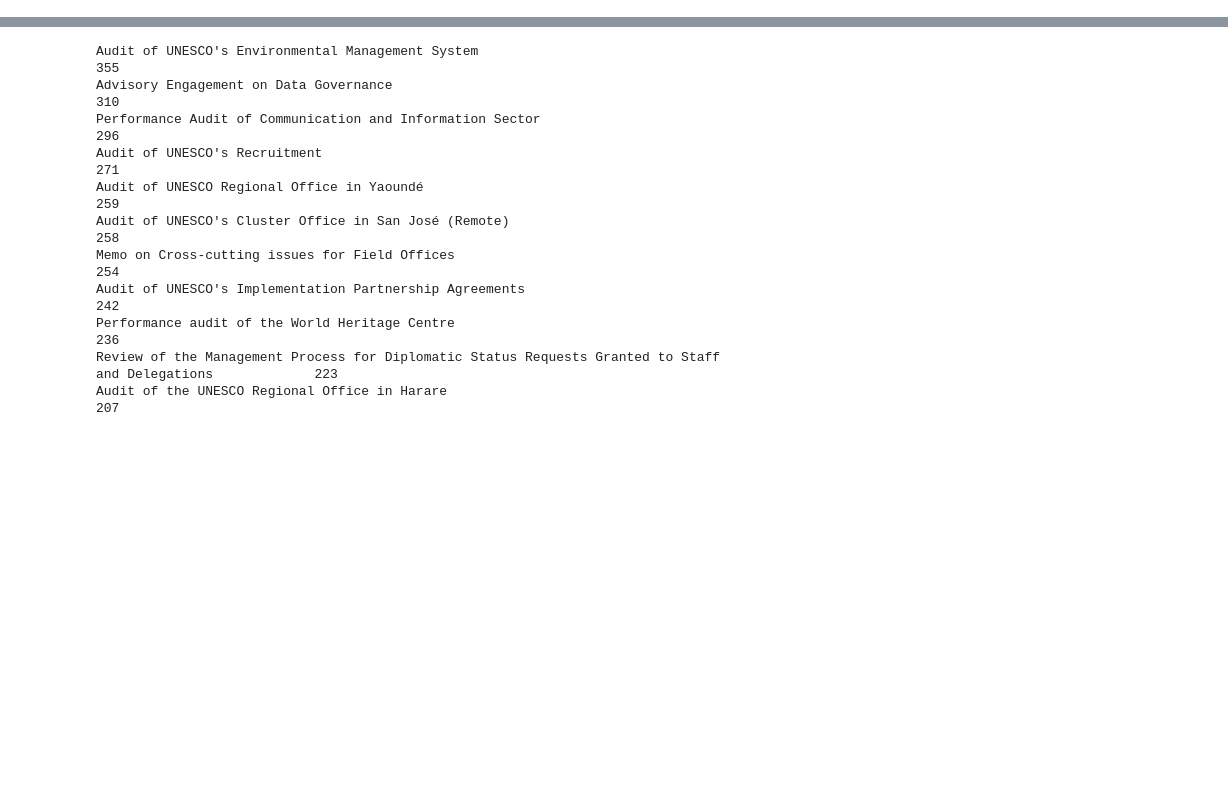
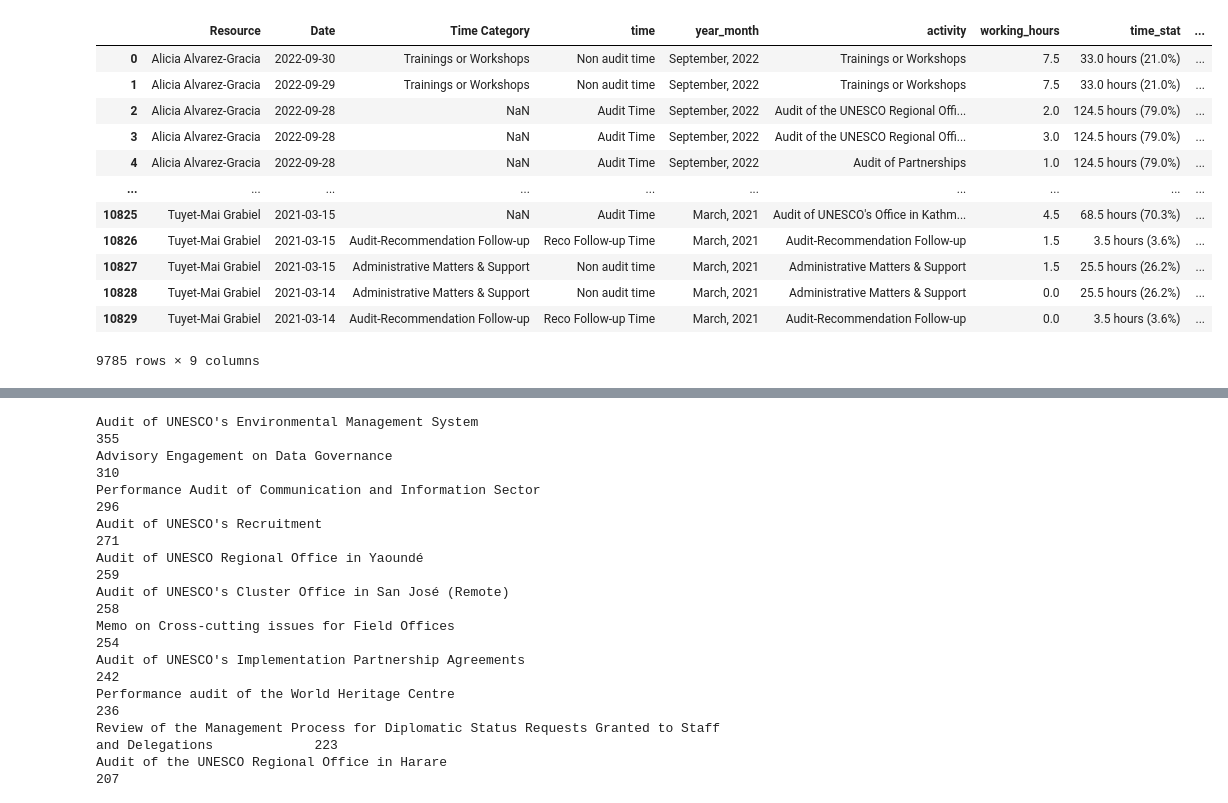
Before and after one commit to Blunt10K/timesheets, a Jupyter notebook: resource_summary/per_staff/per_staff.ipynb, the cells around one changed output, grey strips where cells are left out. Saved outputs shown, nothing was run; the diff lists cells and outputs as text; code cells hidden in the pictures; blank space fills up the shorter version.

```diff
--- a/resource_summary/per_staff/per_staff.ipynb
+++ b/resource_summary/per_staff/per_staff.ipynb
@@ -71,7 +71,7 @@ def preprocess_data(path = '../timesheet_dash_data/RESOURCE SUMMARY.xlsx'):
     wb['Date'] = pd.to_datetime(wb['Date'])
     # extract year from date
     wb = wb.assign(year_month=wb['Date'].dt.strftime('%B, %Y'))
-    wb['year'] = wb['Date'].dt.strftime('%B, %Y')
+    # wb['year'] = wb['Date'].dt.strftime('%Y').astype('int32')
 
    # merge Time Category and Phase information in one -- activity
     non_audit = wb[wb['Time Category'].isna()]['Assignment Name']
@@ -84,3 +84,5 @@ def preprocess_data(path = '../timesheet_dash_data/RESOURCE SUMMARY.xlsx'):
 
 
     return calc_treemap_data(wb)
+# %%
+df = preprocess_data()
@@ -87,3 +99,22 @@ def preprocess_data(path = '../timesheet_dash_data/RESOURCE SUMMARY.xlsx'):
+# %%
+cols = ['Project Hours','Admin Hours', 'Nonworking Hours', 'Holiday', 'Total (All Entries)','Utilization (All Entries)',
+    'Comment','time_category_percentage','Type','Team','Assignment Code','Audit Plan Title','Assignment Name','Phase',
+    'Time Category','activity_percentage']
+df.drop(columns=cols)
+# %% [output]
+|  | Resource | Date | Time Category | time | year_month | activity | working_hours | time_stat | ... |
+| 0 | Alicia Alvarez-Gracia | 2022-09-30 | Trainings or Workshops | Non audit time | September, 2022 | Trainings or Workshops | 7.5 | 33.0 hours (21.0%) | ... |
+| 1 | Alicia Alvarez-Gracia | 2022-09-29 | Trainings or Workshops | Non audit time | September, 2022 | Trainings or Workshops | 7.5 | 33.0 hours (21.0%) | ... |
+| 2 | Alicia Alvarez-Gracia | 2022-09-28 | NaN | Audit Time | September, 2022 | Audit of the UNESCO Regional Offi... | 2.0 | 124.5 hours (79.0%) | ... |
+| 3 | Alicia Alvarez-Gracia | 2022-09-28 | NaN | Audit Time | September, 2022 | Audit of the UNESCO Regional Offi... | 3.0 | 124.5 hours (79.0%) | ... |
+| 4 | Alicia Alvarez-Gracia | 2022-09-28 | NaN | Audit Time | September, 2022 | Audit of Partnerships | 1.0 | 124.5 hours (79.0%) | ... |
+| ... | ... | ... | ... | ... | ... | ... | ... | ... | ... |
+| 10825 | Tuyet-Mai Grabiel | 2021-03-15 | NaN | Audit Time | March, 2021 | Audit of UNESCO's Office in Kathm... | 4.5 | 68.5 hours (70.3%) | ... |
+| 10826 | Tuyet-Mai Grabiel | 2021-03-15 | Audit-Recommendation Follow-up | Reco Follow-up Time | March, 2021 | Audit-Recommendation Follow-up | 1.5 | 3.5 hours (3.6%) | ... |
+| 10827 | Tuyet-Mai Grabiel | 2021-03-15 | Administrative Matters & Support | Non audit time | March, 2021 | Administrative Matters & Support | 1.5 | 25.5 hours (26.2%) | ... |
+| 10828 | Tuyet-Mai Grabiel | 2021-03-14 | Administrative Matters & Support | Non audit time | March, 2021 | Administrative Matters & Support | 0.0 | 25.5 hours (26.2%) | ... |
+| 10829 | Tuyet-Mai Grabiel | 2021-03-14 | Audit-Recommendation Follow-up | Reco Follow-up Time | March, 2021 | Audit-Recommendation Follow-up | 0.0 | 3.5 hours (3.6%) | ... |
+9785 rows × 9 columns
 # %%
 def build_treemap(df):
     colour_map = dict(zip(df['time'].sort_values().unique(),px.colors.carto.Safe))
```
Also changed, not shown: parts of 3 cells of this notebook, 7 other files.
